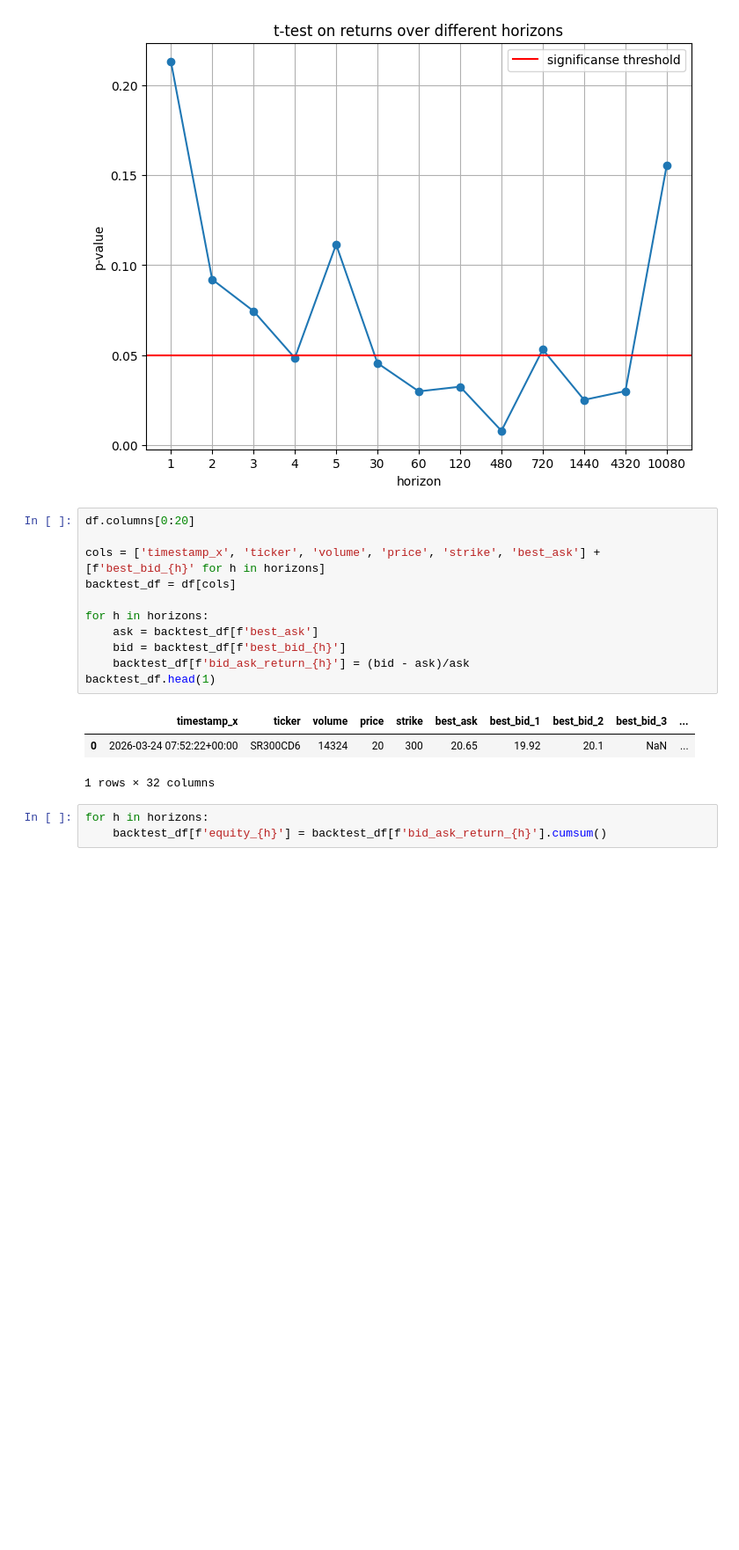
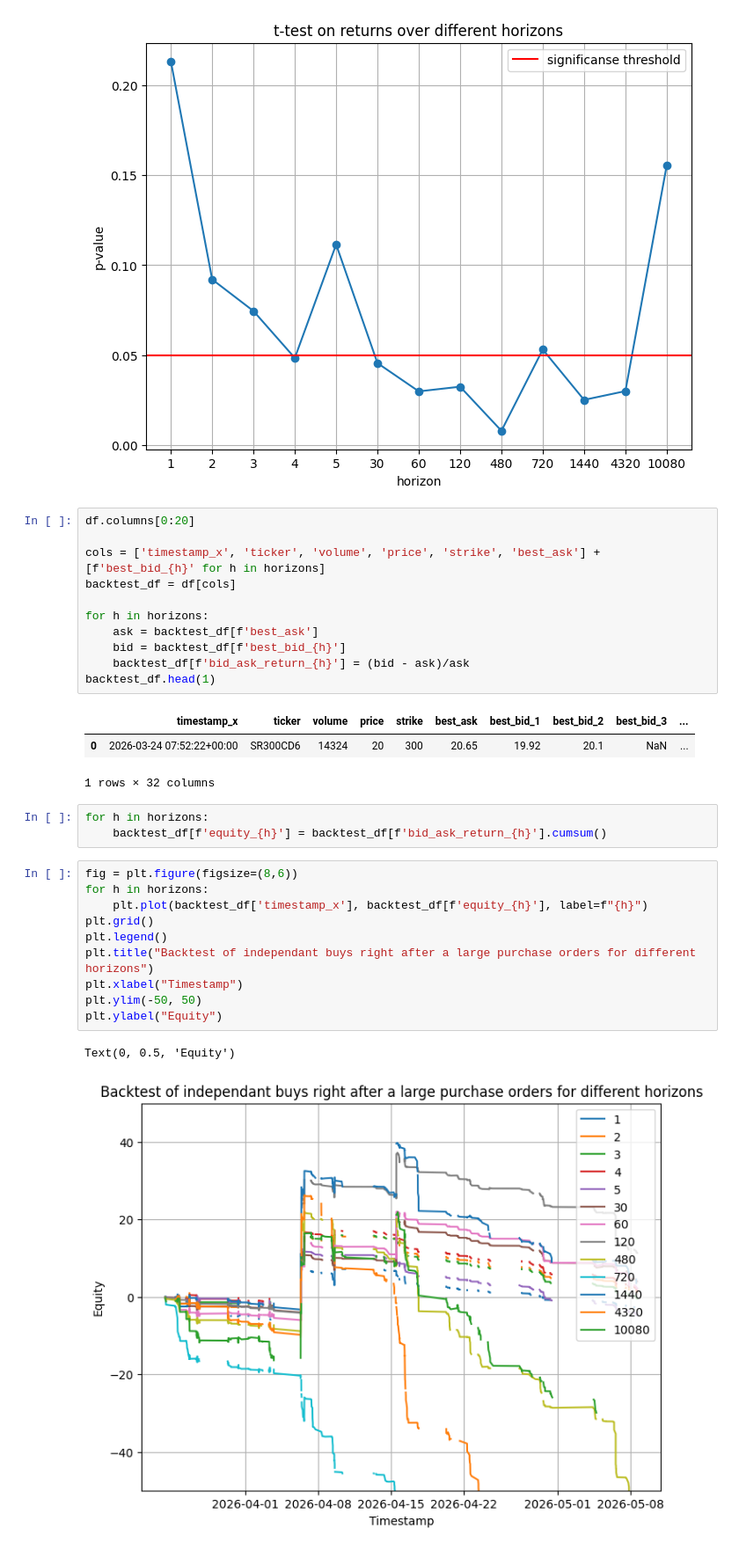
Before and after one commit to SigmaFlowX/Sber-Moex-Options, a Jupyter notebook: notebooks/large_orders_analysis.ipynb, the cells around one changed output. Shown at 88% size. Drawn from its saved outputs; the diff is of its cells as text; blank space fills up the shorter version.

Commit message:
add backtest graph

```diff
--- a/notebooks/large_orders_analysis.ipynb
+++ b/notebooks/large_orders_analysis.ipynb
@@ -283,3 +283,16 @@ backtest_df.head(1)
 # %%
 for h in horizons:
     backtest_df[f'equity_{h}'] = backtest_df[f'bid_ask_return_{h}'].cumsum()
+# %%
+fig = plt.figure(figsize=(8,6))
+for h in horizons:
+    plt.plot(backtest_df['timestamp_x'], backtest_df[f'equity_{h}'], label=f"{h}")
+plt.grid()
+plt.legend()
+plt.title("Backtest of independant buys right after a large purchase orders for different horizons")
+plt.xlabel("Timestamp")
+plt.ylim(-50, 50)
+plt.ylabel("Equity")
+# %% [output]
+Text(0, 0.5, 'Equity')
+[figure, added]
```
